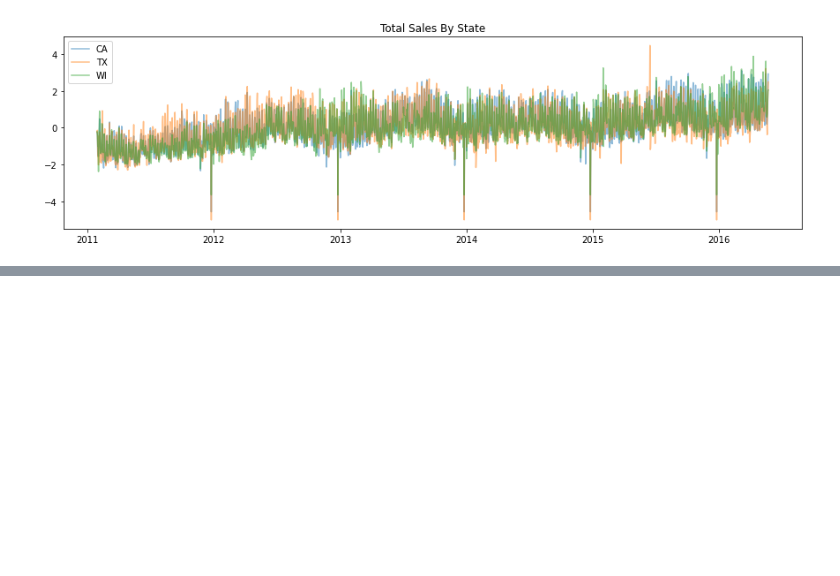
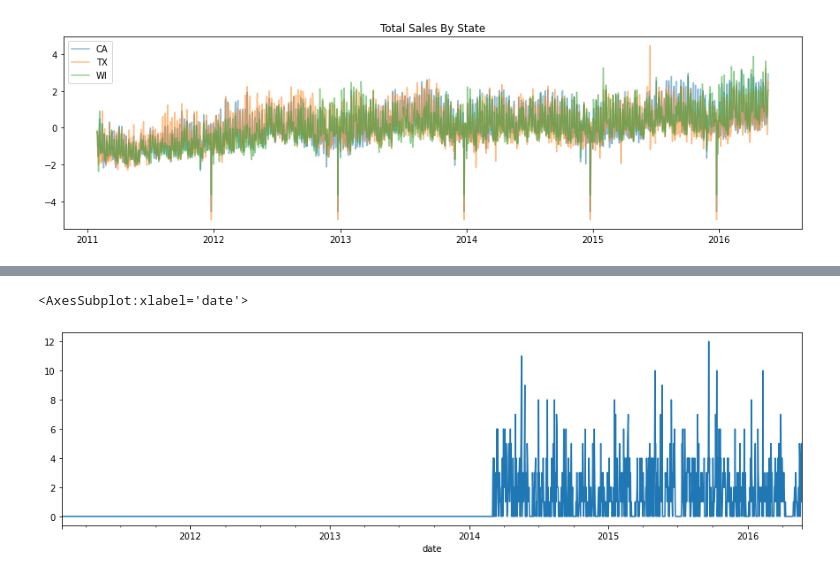
Before and after one commit to VectorInstitute/forecasting-with-dl, a Jupyter notebook: datasets/m5/load_m5_dataset.ipynb, the cells around one changed output, grey strips where cells are left out. Cells and saved outputs as stored; diff of their text form; code cells hidden in the pictures; blank space fills up the shorter version.

```diff
--- a/datasets/m5/load_m5_dataset.ipynb
+++ b/datasets/m5/load_m5_dataset.ipynb
@@ -200,0 +229,5 @@ Text(0.5, 1.0, 'Total Sales By State')
+# %%
+product_sales['FOODS_3_827_WI_3_evaluation'].plot(figsize=(15,4))
+# %% [output]
+<AxesSubplot:xlabel='date'>
+[figure, added]
```
Also changed, not shown: parts of 4 cells of this notebook.
